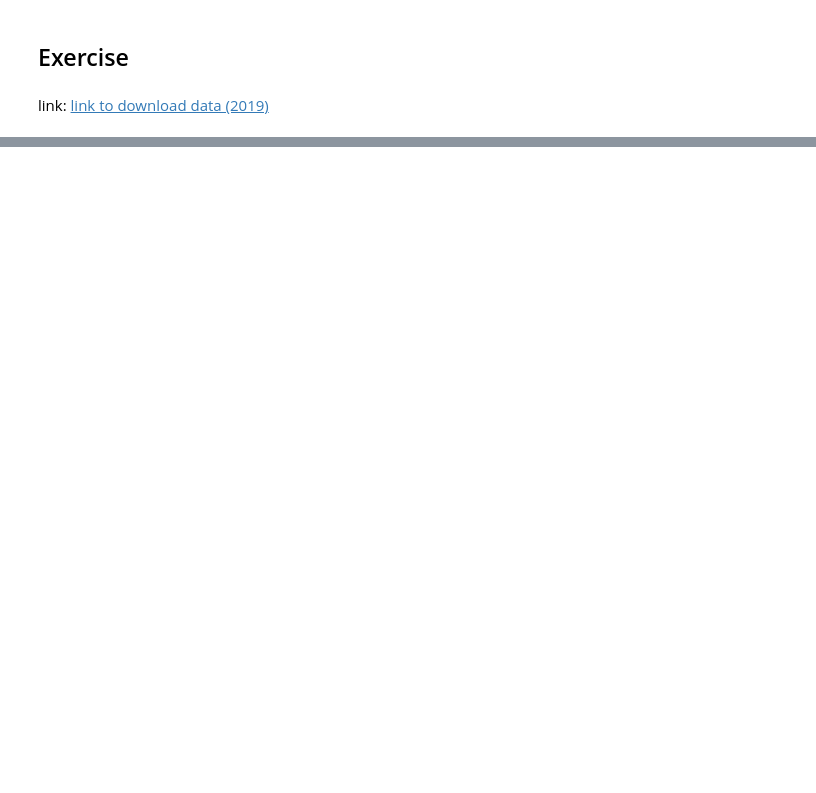
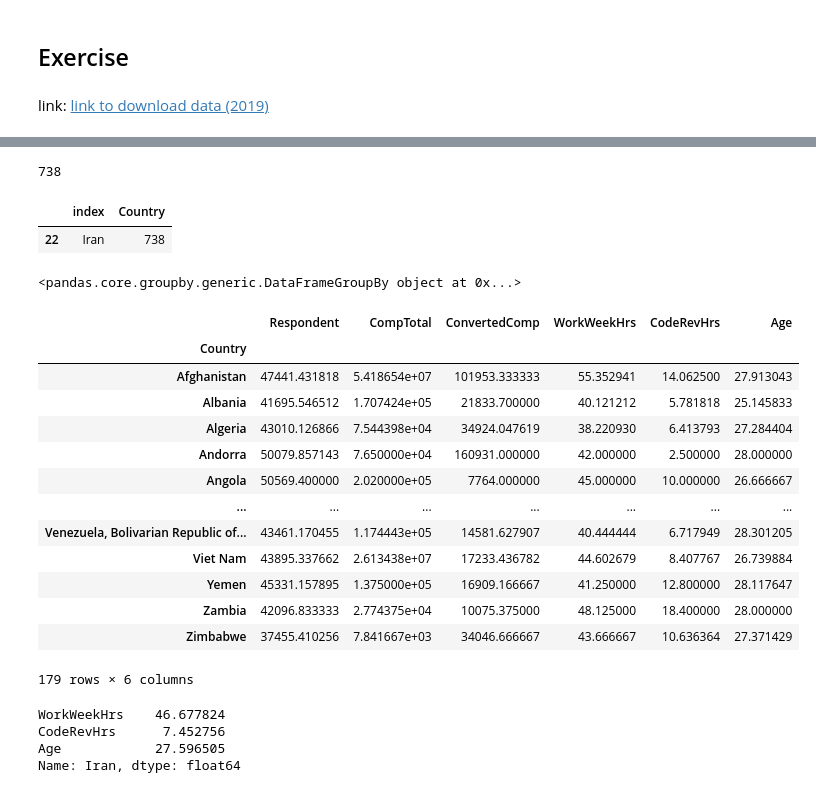
Before and after one commit to saeed-saffari/Intro-Py_for_Econ-workshop-Sum2023, a Jupyter notebook: Lectures/7. Pandas 02.ipynb, the cells around one changed output, grey strips where cells are left out. Saved outputs shown, nothing was run; the diff lists cells and outputs as text; code cells hidden in the pictures; blank space fills up the shorter version.

```diff
--- a/Lectures/7. Pandas 02.ipynb
+++ b/Lectures/7. Pandas 02.ipynb
@@ -118,3 +769,6 @@ data = {
 ## Exercise
 # %% [markdown]
 link: [link to download data (2019)](https://insights.stackoverflow.com/survey)
+# %%
+df = pd.read_csv('survey_results_public.csv')
+df.head()
@@ -120,0 +891,38 @@ link: [link to download data (2019)](https://insights.stackoverflow.com/survey)
+# %%
+df.Country.value_counts().loc['Iran']
+# %% [output]
+738
+# %%
+df.Country.value_counts().reset_index()[df.Country.value_counts().reset_index()['index'] == 'Iran']
+# %% [output]
+|  | index | Country |
+| 22 | Iran | 738 |
+# %%
+country_grp = df.groupby('Country')
+country_grp
+# %% [output]
+<pandas.core.groupby.generic.DataFrameGroupBy object at 0x...>
+# %%
+country_grp.mean(numeric_only=True)
+# %% [output]
+|  | Respondent | CompTotal | ConvertedComp | WorkWeekHrs | CodeRevHrs | Age |
+| Country |  |  |  |  |  |  |
+| Afghanistan | 47441.431818 | 5.418654e+07 | 101953.333333 | 55.352941 | 14.062500 | 27.913043 |
+| Albania | 41695.546512 | 1.707424e+05 | 21833.700000 | 40.121212 | 5.781818 | 25.145833 |
+| Algeria | 43010.126866 | 7.544398e+04 | 34924.047619 | 38.220930 | 6.413793 | 27.284404 |
+| Andorra | 50079.857143 | 7.650000e+04 | 160931.000000 | 42.000000 | 2.500000 | 28.000000 |
+| Angola | 50569.400000 | 2.020000e+05 | 7764.000000 | 45.000000 | 10.000000 | 26.666667 |
+| ... | ... | ... | ... | ... | ... | ... |
+| Venezuela, Bolivarian Republic of... | 43461.170455 | 1.174443e+05 | 14581.627907 | 40.444444 | 6.717949 | 28.301205 |
+| Viet Nam | 43895.337662 | 2.613438e+07 | 17233.436782 | 44.602679 | 8.407767 | 26.739884 |
+| Yemen | 45331.157895 | 1.375000e+05 | 16909.166667 | 41.250000 | 12.800000 | 28.117647 |
+| Zambia | 42096.833333 | 2.774375e+04 | 10075.375000 | 48.125000 | 18.400000 | 28.000000 |
+| Zimbabwe | 37455.410256 | 7.841667e+03 | 34046.666667 | 43.666667 | 10.636364 | 27.371429 |
+179 rows × 6 columns
+# %%
+country_grp.mean(numeric_only=True).loc['Iran', ['WorkWeekHrs', 'CodeRevHrs', 'Age']]
+# %% [output]
+WorkWeekHrs    46.677824
+CodeRevHrs      7.452756
+Age            27.596505
+Name: Iran, dtype: float64
```
Also changed, not shown: parts of 113 cells of this notebook.
